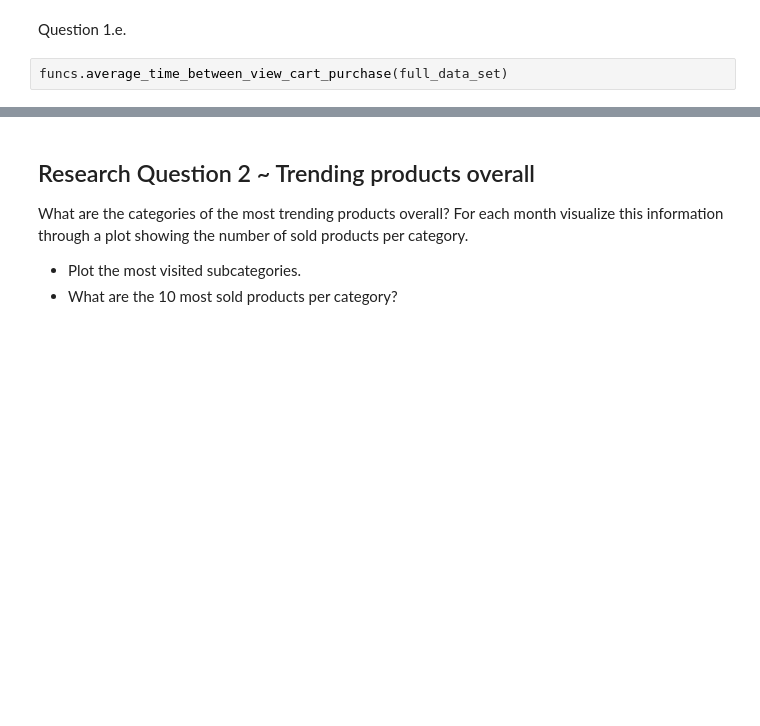
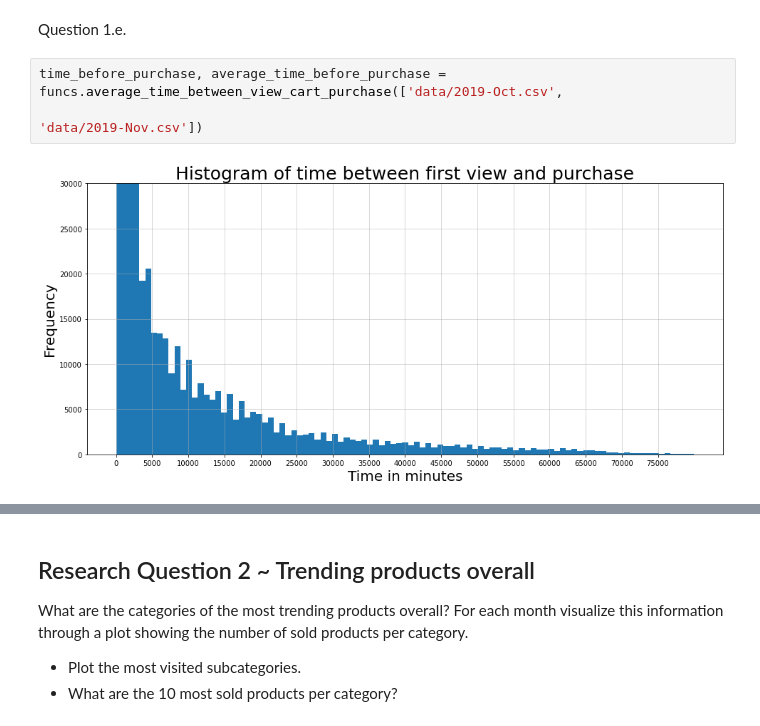
Before and after one commit to ADM-Homework-2/Homework_2, a Jupyter notebook: Main.ipynb, the cells around one changed output, grey strips where cells are left out. Drawn from its saved outputs; the diff is of its cells as text; blank space fills up the shorter version.

```diff
--- a/Main.ipynb
+++ b/Main.ipynb
@@ -86,5 +93,8 @@ probability = funcs.probability_purchase_given_cart(data_sets=['data/2019-Oct.cs
 Question 1.d.
 # %% [markdown]
 Question 1.e.
-# %%
-funcs.average_time_between_view_cart_purchase(full_data_set)
+# %%
+time_before_purchase, average_time_before_purchase = funcs.average_time_between_view_cart_purchase(['data/2019-Oct.csv',
+                                                                                                    'data/2019-Nov.csv'])
+# %% [output]
+[figure, added]
```
Also changed, not shown: parts of 39 cells of this notebook, 1 other file.
